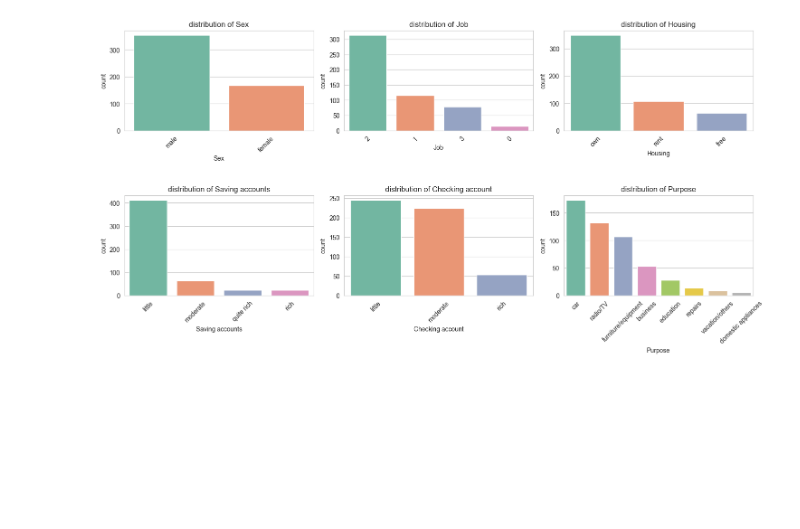
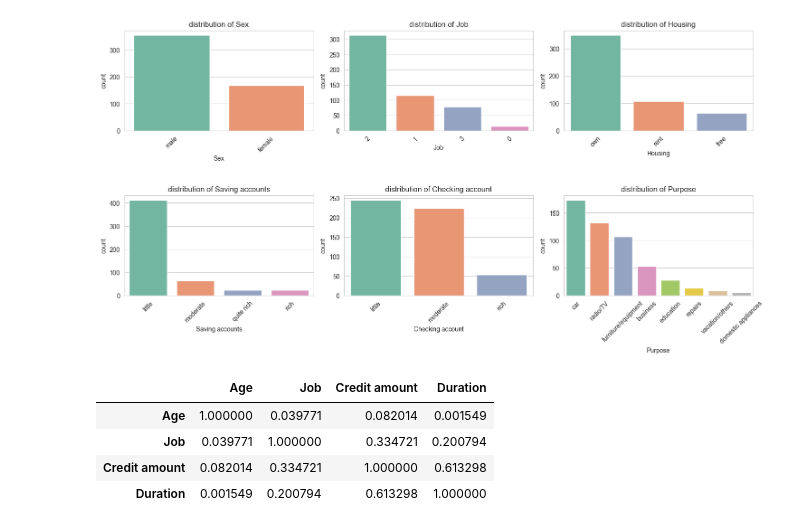
Before and after one commit to Bandohhh/data_science_practice-, a Jupyter notebook: Credit Risk Model /analysis_model.ipynb, the cells around one changed output. Drawn from its saved outputs; the diff is of its cells as text; code cells hidden in the pictures; blank space fills up the shorter version.

```diff
--- a/Credit Risk Model /analysis_model.ipynb
+++ b/Credit Risk Model /analysis_model.ipynb
@@ -198,0 +205,8 @@ corr = df['Age',]
+# %%
+corr
+# %% [output]
+|  | Age | Job | Credit amount | Duration |
+| Age | 1.000000 | 0.039771 | 0.082014 | 0.001549 |
+| Job | 0.039771 | 1.000000 | 0.334721 | 0.200794 |
+| Credit amount | 0.082014 | 0.334721 | 1.000000 | 0.613298 |
+| Duration | 0.001549 | 0.200794 | 0.613298 | 1.000000 |
```
Also changed, not shown: parts of 4 cells of this notebook.
